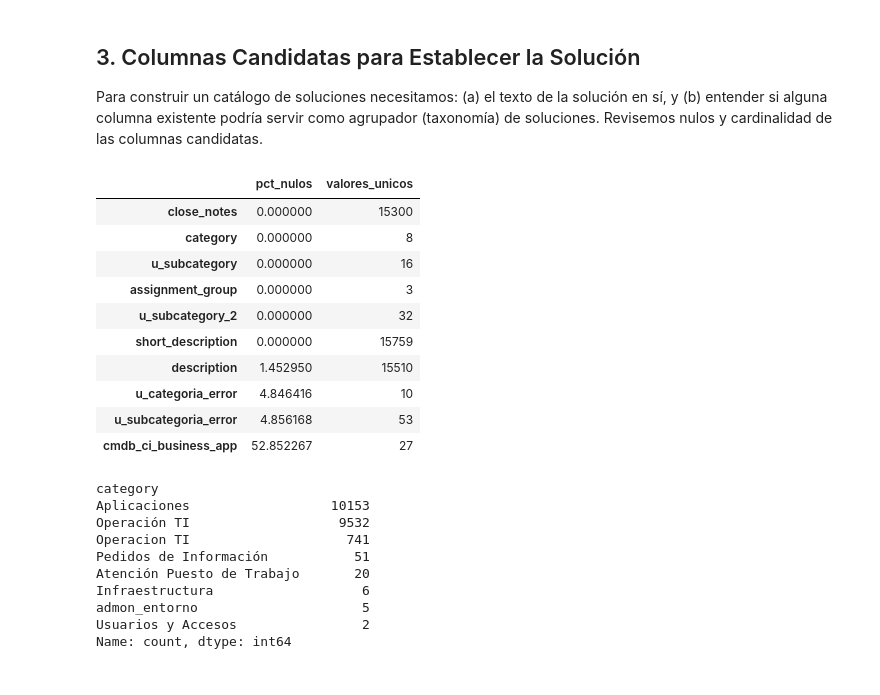
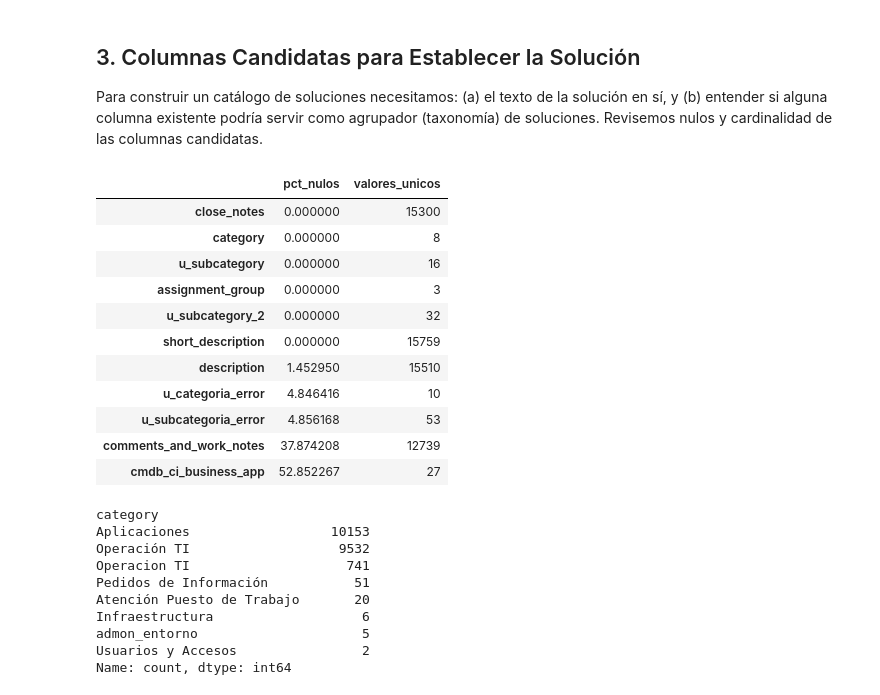
Before and after one commit to OCCA2000/Asignador, a Jupyter notebook: Analisis/Analisis_Soluciones.ipynb, the cells around one changed output. Drawn from its saved outputs; the diff is of its cells as text; code cells hidden in the pictures.

```diff
--- a/Analisis/Analisis_Soluciones.ipynb
+++ b/Analisis/Analisis_Soluciones.ipynb
@@ -126,25 +150,26 @@ Para construir un catálogo de soluciones necesitamos: (a) el texto de la soluci
 # %%
 columnas_candidatas = [
     'close_notes', 'category', 'u_categoria_error', 'u_subcategoria_error',
     'cmdb_ci_business_app', 'assignment_group', 'u_subcategory', 'u_subcategory_2',
-    'short_description', 'description',
+    'short_description', 'description','comments_and_work_notes',
 ]
 resumen_cols = pd.DataFrame({
     'pct_nulos': df_cerrados[columnas_candidatas].isnull().mean() * 100,
     'valores_unicos': df_cerrados[columnas_candidatas].nunique(),
 }).sort_values('pct_nulos')
 resumen_cols
 # %% [output]
 |  | pct_nulos | valores_unicos |
 | close_notes | 0.000000 | 15300 |
 | category | 0.000000 | 8 |
 | u_subcategory | 0.000000 | 16 |
 | assignment_group | 0.000000 | 3 |
 | u_subcategory_2 | 0.000000 | 32 |
 | short_description | 0.000000 | 15759 |
 | description | 1.452950 | 15510 |
 | u_categoria_error | 4.846416 | 10 |
 | u_subcategoria_error | 4.856168 | 53 |
+| comments_and_work_notes | 37.874208 | 12739 |
 | cmdb_ci_business_app | 52.852267 | 27 |
 # %%
 df_cerrados['category'].value_counts(dropna=False)
```
Also changed, not shown: parts of 29 cells of this notebook, 3 other files.
